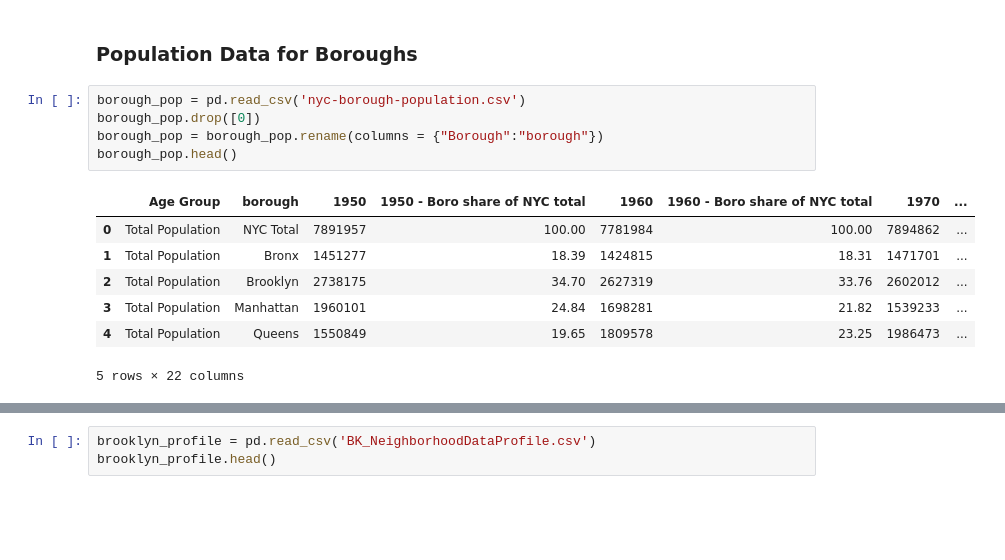
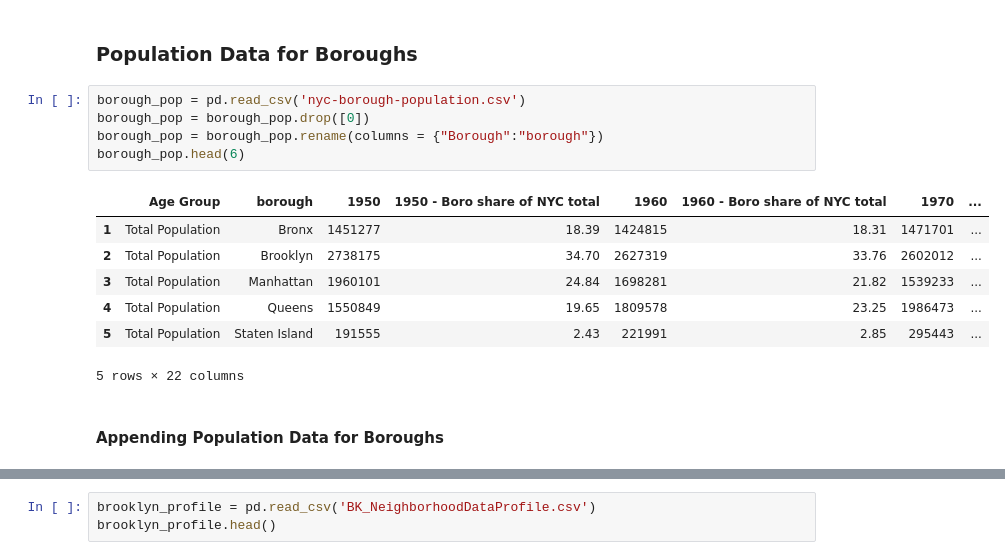
Before and after one commit to nayanchavan/ieor142, a Jupyter notebook: ieor-142-final-project.ipynb, the cells around one changed output, grey strips where cells are left out. Saved outputs shown, nothing was run; the diff lists cells and outputs as text; blank space fills up the shorter version.

```diff
--- a/ieor-142-final-project.ipynb
+++ b/ieor-142-final-project.ipynb
@@ -27,15 +27,17 @@ neighbourhoods = (listing_data['neighbourhood'].unique())
 ### Population Data for Boroughs
 # %%
 borough_pop = pd.read_csv('nyc-borough-population.csv')
-borough_pop.drop([0])
+borough_pop = borough_pop.drop([0])
 borough_pop = borough_pop.rename(columns = {"Borough":"borough"})
-borough_pop.head()
+borough_pop.head(6)
 # %% [output]
 |  | Age Group | borough | 1950 | 1950 - Boro share of NYC total | 1960 | 1960 - Boro share of NYC total | 1970 | ... |
-| 0 | Total Population | NYC Total | 7891957 | 100.00 | 7781984 | 100.00 | 7894862 | ... |
 | 1 | Total Population | Bronx | 1451277 | 18.39 | 1424815 | 18.31 | 1471701 | ... |
 | 2 | Total Population | Brooklyn | 2738175 | 34.70 | 2627319 | 33.76 | 2602012 | ... |
 | 3 | Total Population | Manhattan | 1960101 | 24.84 | 1698281 | 21.82 | 1539233 | ... |
 | 4 | Total Population | Queens | 1550849 | 19.65 | 1809578 | 23.25 | 1986473 | ... |
+| 5 | Total Population | Staten Island | 191555 | 2.43 | 221991 | 2.85 | 295443 | ... |
 5 rows × 22 columns
+# %% [markdown]
+#### Appending Population Data for Boroughs
 # %%
```
Also changed, not shown: parts of 9 cells of this notebook.
